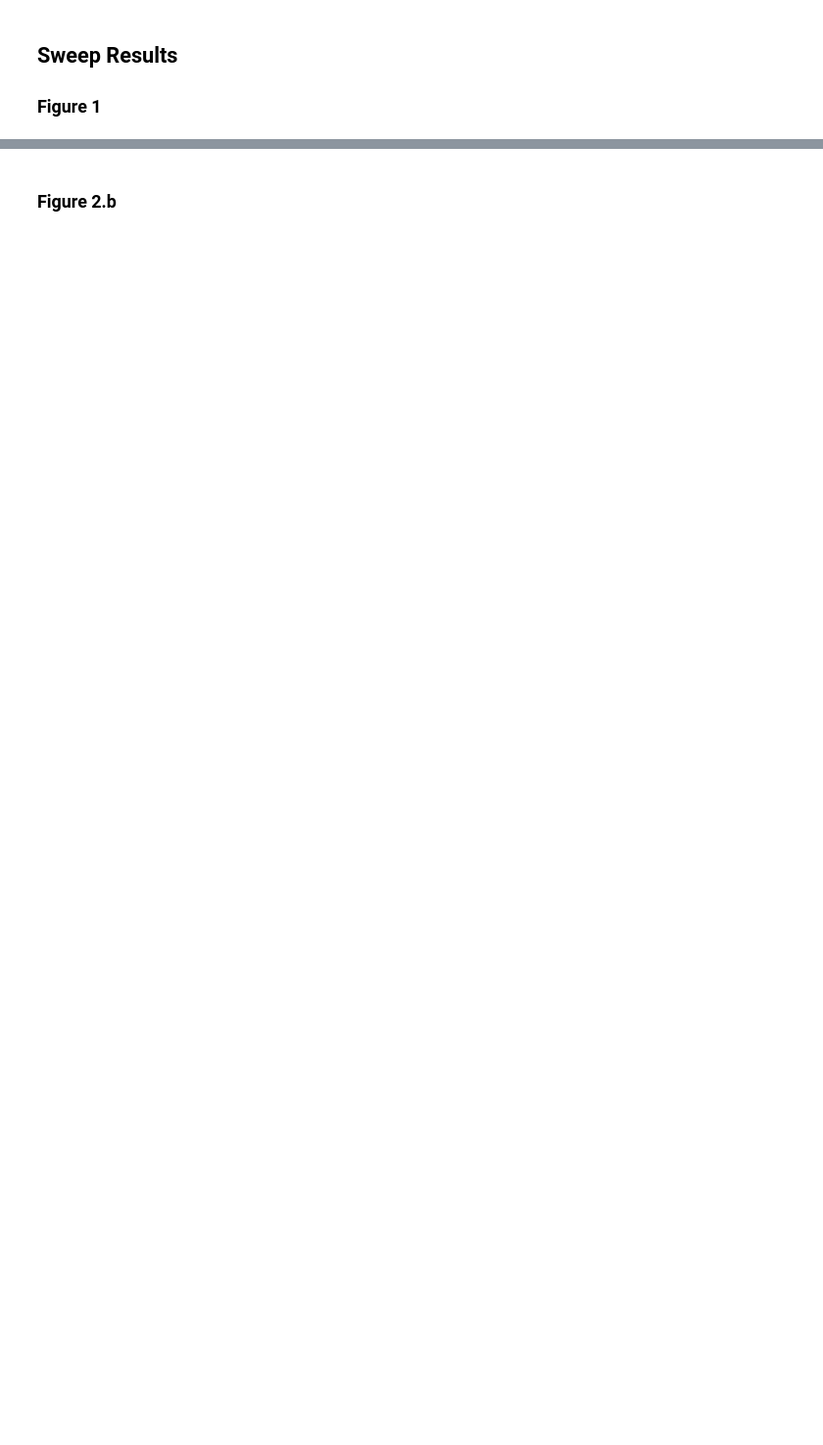
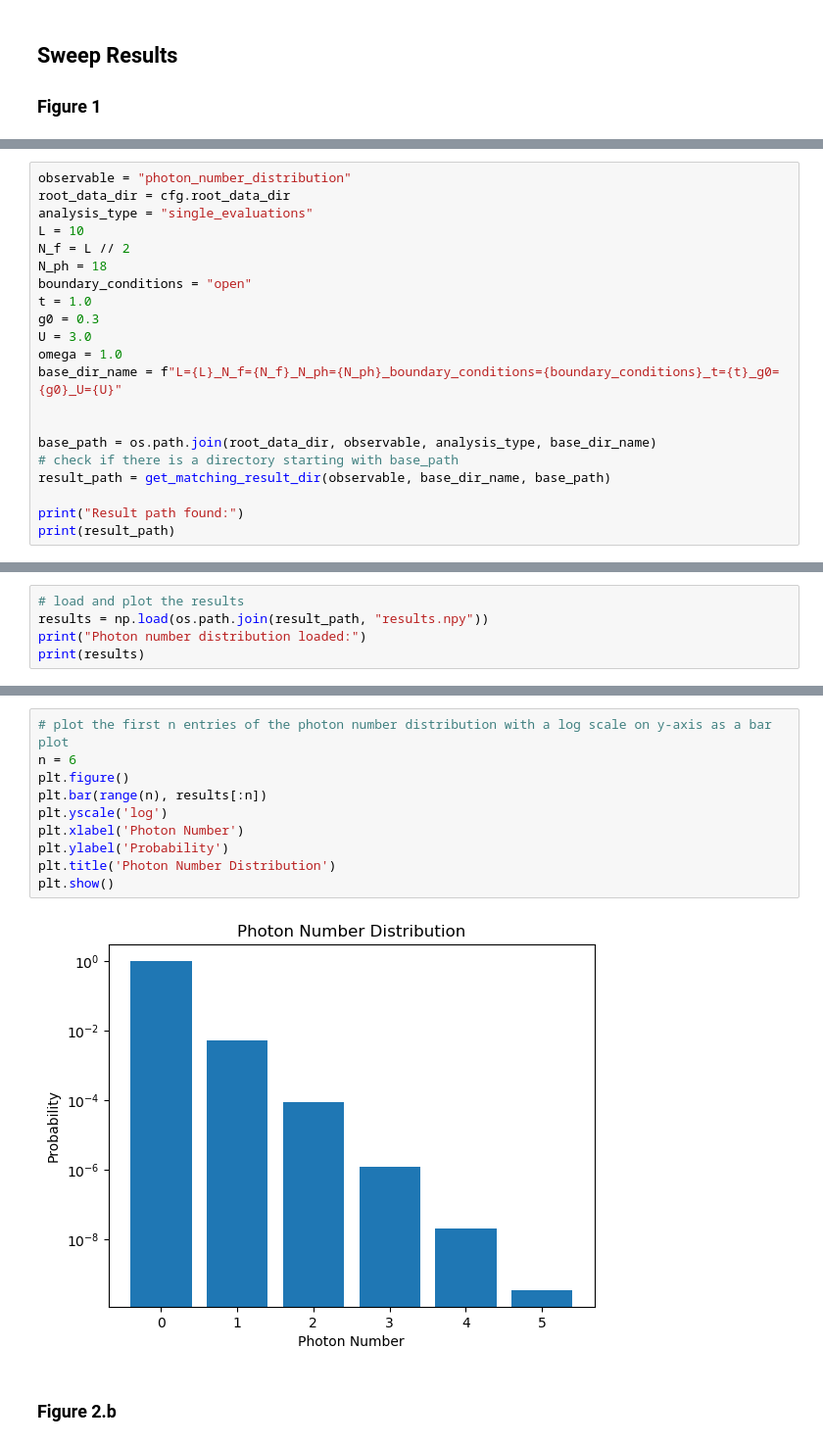
Before and after one commit to FerdinandToelkes/xxz_cavity, a Jupyter notebook: scripts/exact_diagonalization/analysis_notebook.ipynb, the cells around one changed output, grey strips where cells are left out. Shown at 98% size. Saved outputs shown, nothing was run; the diff lists cells and outputs as text; blank space fills up the shorter version.

```diff
--- a/scripts/exact_diagonalization/analysis_notebook.ipynb
+++ b/scripts/exact_diagonalization/analysis_notebook.ipynb
@@ -304,0 +336,21 @@ elif sweep == "omega_sweep":
+# %%
+observable = "photon_number_distribution"
+root_data_dir = cfg.root_data_dir
+analysis_type = "single_evaluations"
+L = 10
+N_f = L // 2
+N_ph = 18
+boundary_conditions = "open"
+t = 1.0
+g0 = 0.3
+U = 3.0
+omega = 1.0
+base_dir_name = f"L={L}_N_f={N_f}_N_ph={N_ph}_boundary_conditions={boundary_conditions}_t={t}_g0={g0}_U={U}"
+
+
+base_path = os.path.join(root_data_dir, observable, analysis_type, base_dir_name)
+# check if there is a directory starting with base_path
+result_path = get_matching_result_dir(observable, base_dir_name, base_path)
+
+print("Result path found:")
+print(result_path)
@@ -304,0 +360,5 @@ elif sweep == "omega_sweep":
+# %%
+# load and plot the results
+results = np.load(os.path.join(result_path, "results.npy"))
+print("Photon number distribution loaded:")
+print(results)
@@ -305,3 +372,15 @@ elif sweep == "omega_sweep":
+# %%
+# plot the first n entries of the photon number distribution with a log scale on y-axis as a bar plot
+n = 6
+plt.figure()
+plt.bar(range(n), results[:n])
+plt.yscale('log')
+plt.xlabel('Photon Number')
+plt.ylabel('Probability')
+plt.title('Photon Number Distribution')
+plt.show()
+# %% [output]
+[figure, added]
 # %% [markdown]
 ### Figure 2.b
 # %%
```
Also changed, not shown: parts of 14 cells of this notebook, 8 other files.
